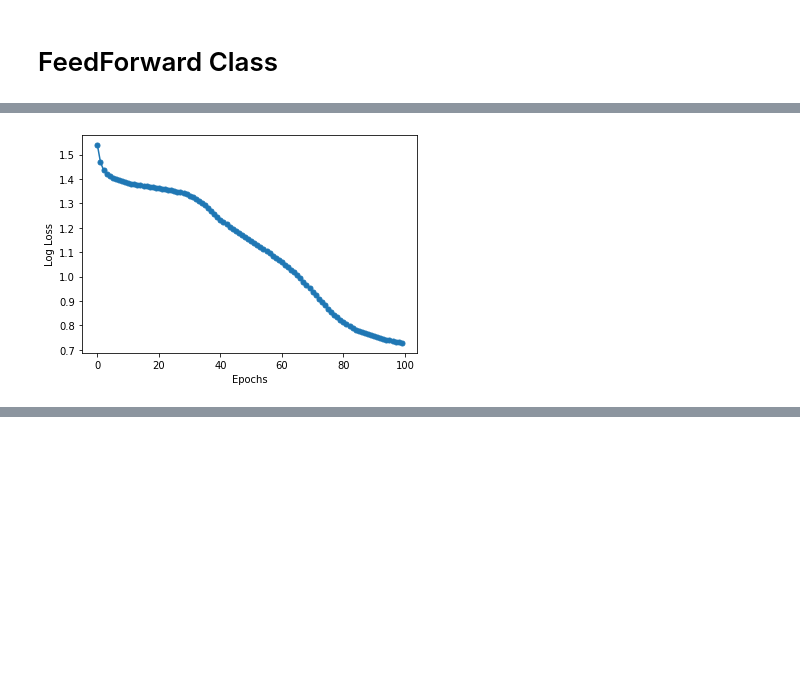
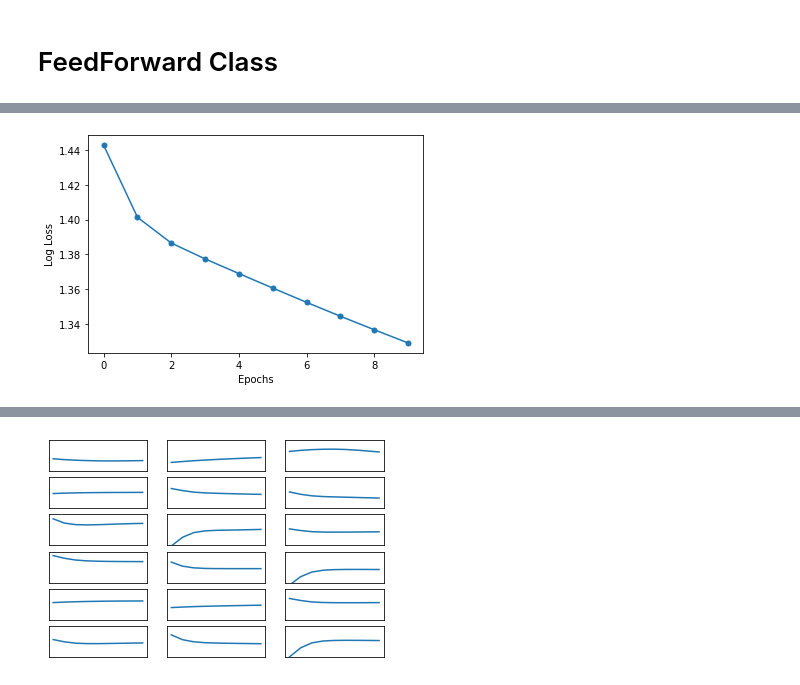
Before and after one commit to aborundiya/NeuralNetwork, a Jupyter notebook: ActivationFunctionsAndInitialization.ipynb, the cells around one changed output, grey strips where cells are left out. Drawn from its saved outputs; the diff is of its cells as text; code cells hidden in the pictures; blank space fills up the shorter version.

```diff
--- a/ActivationFunctionsAndInitialization.ipynb
+++ b/ActivationFunctionsAndInitialization.ipynb
@@ -46,7 +46,7 @@ In case you used a LabelEncoder before this OneHotEncoder to convert the categor
 # %%
 class FeedForward:
 
-  def __init__(self, init_method = "random",activation_function = 'sigmoid' leaky_slope =0.1):
+  def __init__(self, init_method = "random",activation_function = 'sigmoid',leaky_slope =0.1):
     self.params = {}
     self.params_h = []
     self.num_layers = 2
@@ -55,6 +55,7 @@ class FeedForward:
     self.prev_update_params = {}
     self.gradients={}
     self.leaky_slope = leaky_slope
+    self.activation_function = activation_function
 
     np.random.seed(0)
 
@@ -68,11 +69,12 @@ class FeedForward:
         self.params['B' + str(i)] = np.zeros(1,self.layer_sizes[i])
     elif init_method =='xavier':
       for i in range(1, self.num_layers +1 ):
-        self.params['W'+ str(i)] = np.random.randn(self.layer_sizes[i-1],self.layer_sizes[i]) * np.sqrt(1 / self.num_layers[i-1])
+        self.params['W'+ str(i)] = np.random.randn(self.layer_sizes[i-1],self.layer_sizes[i]) * np.sqrt(1 / self.layer_sizes[i-1])
         self.params['B' +str(i)] = np.random.randn(1,self.layer_sizes[i])
     elif init_method =='he':
       for i in range(1, self.num_layers + 1):
-        self.params['W' + str(i)] = np.random.randn(self.layer_sizes[i-1], self.layer_sizes[i]) * np.sqrt(2/self.num_layers[i-1])
+        self.params['W' + str(i)] = np.random.randn(self.layer_sizes[i-1], self.layer_sizes[i]) * np.sqrt(2/self.layer_sizes[i-1])
+        self.params['B' + str(i)] = np.random.randn(1,self.layer_sizes[i])
 
 
     for i in range(1,self.num_layers+1):
@@ -255,10 +257,9 @@ def post_process(scatter_plot = False , gradient_plot = True, plot_scale = 0.1):
         plt.xticks([])
       plt.show()
 # %%
-%%time
-model = FeedForward(W1, W2)
-model.fit(X_train, Y_OH_train, epochs=100, eta=1, algo="GD", display_loss=True)
-print_accuracy()
+model = FeedForward(activation_function = 'sigmoid', init_method ='xavier')
+model.fit(X_train, Y_OH_train, epochs = 10, eta = 1 , algo = 'GD', display_loss = True)
+post_process()
 # %% [output]
 [interactive output not drawn]
-[figure, old version]
+[figure, new version]
@@ -268,0 +268 @@ Wall time: 358 ms
+[figure, added]
```
Also changed, not shown: parts of 23 cells of this notebook.
